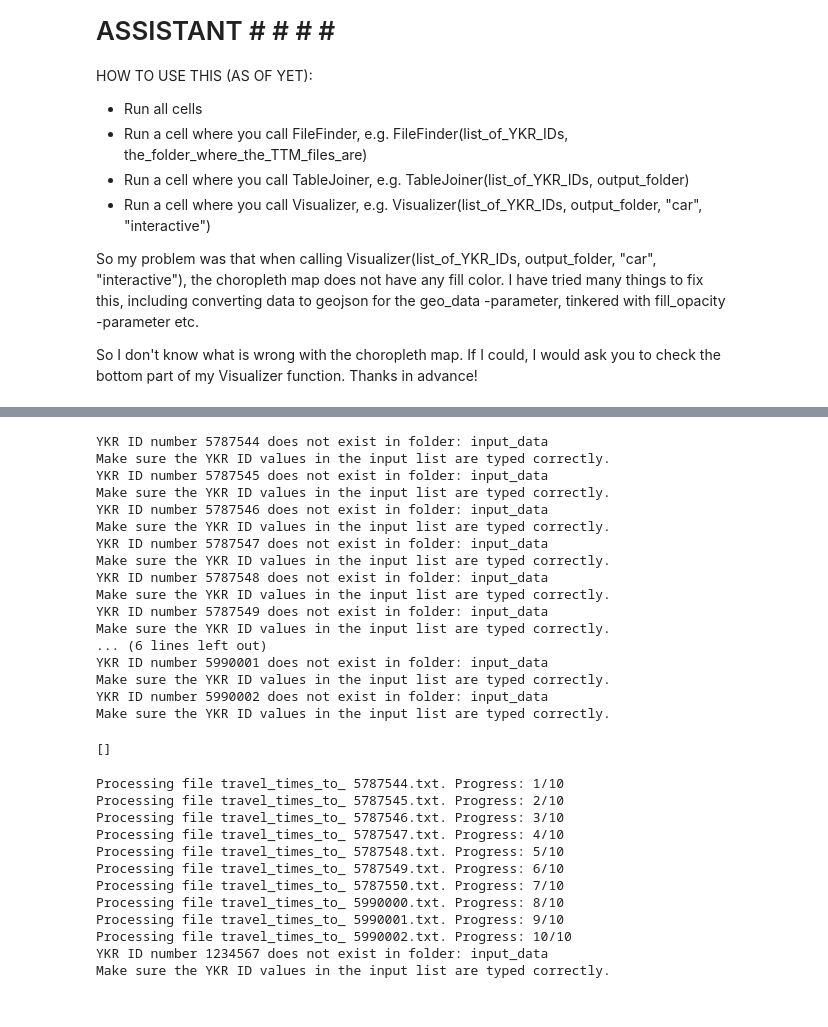
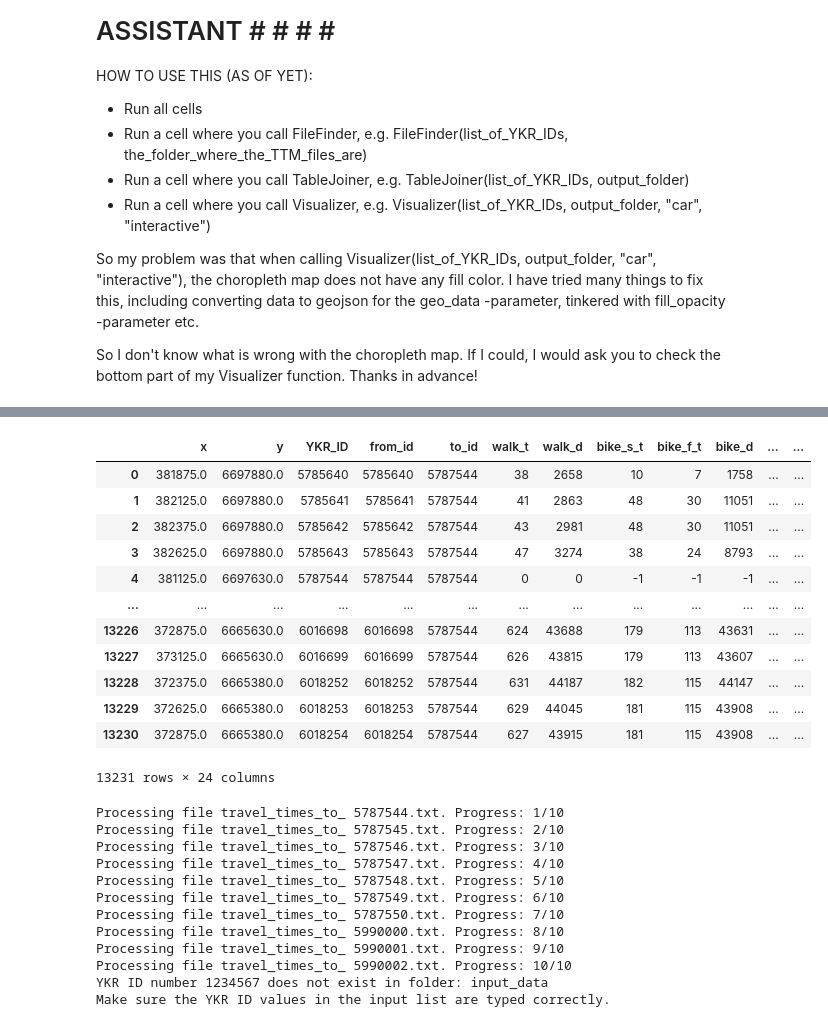
Before and after one commit to AutoGIS-2020/final-assignment-pjustus, a Jupyter notebook: AccessViz.ipynb, the cells around one changed output, grey strips where cells are left out. Drawn from its saved outputs; the diff is of its cells as text; code cells hidden in the pictures.

```diff
--- a/AccessViz.ipynb
+++ b/AccessViz.ipynb
@@ -466,21 +538,0 @@ main done
-# %%
-ff = FileFinder([5787544, 5787545, 5787546, 5787547, 5787548, 5787549, 5787550, 1234567, 5990000, 5990001, 5990002], "input_data")
-# %% [output]
-YKR ID number 5787544 does not exist in folder: input_data
-Make sure the YKR ID values in the input list are typed correctly.
-YKR ID number 5787545 does not exist in folder: input_data
-Make sure the YKR ID values in the input list are typed correctly.
-YKR ID number 5787546 does not exist in folder: input_data
-Make sure the YKR ID values in the input list are typed correctly.
-YKR ID number 5787547 does not exist in folder: input_data
-Make sure the YKR ID values in the input list are typed correctly.
-YKR ID number 5787548 does not exist in folder: input_data
-Make sure the YKR ID values in the input list are typed correctly.
-YKR ID number 5787549 does not exist in folder: input_data
-Make sure the YKR ID values in the input list are typed correctly.
-... (6 lines left out)
-YKR ID number 5990001 does not exist in folder: input_data
-Make sure the YKR ID values in the input list are typed correctly.
-YKR ID number 5990002 does not exist in folder: input_data
-Make sure the YKR ID values in the input list are typed correctly.
-[]
@@ -487,3 +594,20 @@ Make sure the YKR ID values in the input list are typed correctly.
+# %%
+d = gpd.read_file("output_folder/Accessibility_5787544_car_vs_pt.gpkg")
+d
+# %% [output]
+|  | x | y | YKR_ID | from_id | to_id | walk_t | walk_d | bike_s_t | bike_f_t | bike_d | ... | ... |
+| 0 | 381875.0 | 6697880.0 | 5785640 | 5785640 | 5787544 | 38 | 2658 | 10 | 7 | 1758 | ... | ... |
+| 1 | 382125.0 | 6697880.0 | 5785641 | 5785641 | 5787544 | 41 | 2863 | 48 | 30 | 11051 | ... | ... |
+| 2 | 382375.0 | 6697880.0 | 5785642 | 5785642 | 5787544 | 43 | 2981 | 48 | 30 | 11051 | ... | ... |
+| 3 | 382625.0 | 6697880.0 | 5785643 | 5785643 | 5787544 | 47 | 3274 | 38 | 24 | 8793 | ... | ... |
+| 4 | 381125.0 | 6697630.0 | 5787544 | 5787544 | 5787544 | 0 | 0 | -1 | -1 | -1 | ... | ... |
+| ... | ... | ... | ... | ... | ... | ... | ... | ... | ... | ... | ... | ... |
+| 13226 | 372875.0 | 6665630.0 | 6016698 | 6016698 | 5787544 | 624 | 43688 | 179 | 113 | 43631 | ... | ... |
+| 13227 | 373125.0 | 6665630.0 | 6016699 | 6016699 | 5787544 | 626 | 43815 | 179 | 113 | 43607 | ... | ... |
+| 13228 | 372375.0 | 6665380.0 | 6018252 | 6018252 | 5787544 | 631 | 44187 | 182 | 115 | 44147 | ... | ... |
+| 13229 | 372625.0 | 6665380.0 | 6018253 | 6018253 | 5787544 | 629 | 44045 | 181 | 115 | 43908 | ... | ... |
+| 13230 | 372875.0 | 6665380.0 | 6018254 | 6018254 | 5787544 | 627 | 43915 | 181 | 115 | 43908 | ... | ... |
+13231 rows × 24 columns
 # %%
 # Defining FileFinder
 def FileFinder2(YKR_IDs: list, input_folder_name: str, to_file=False):
```
Also changed, not shown: parts of 4 cells of this notebook.
